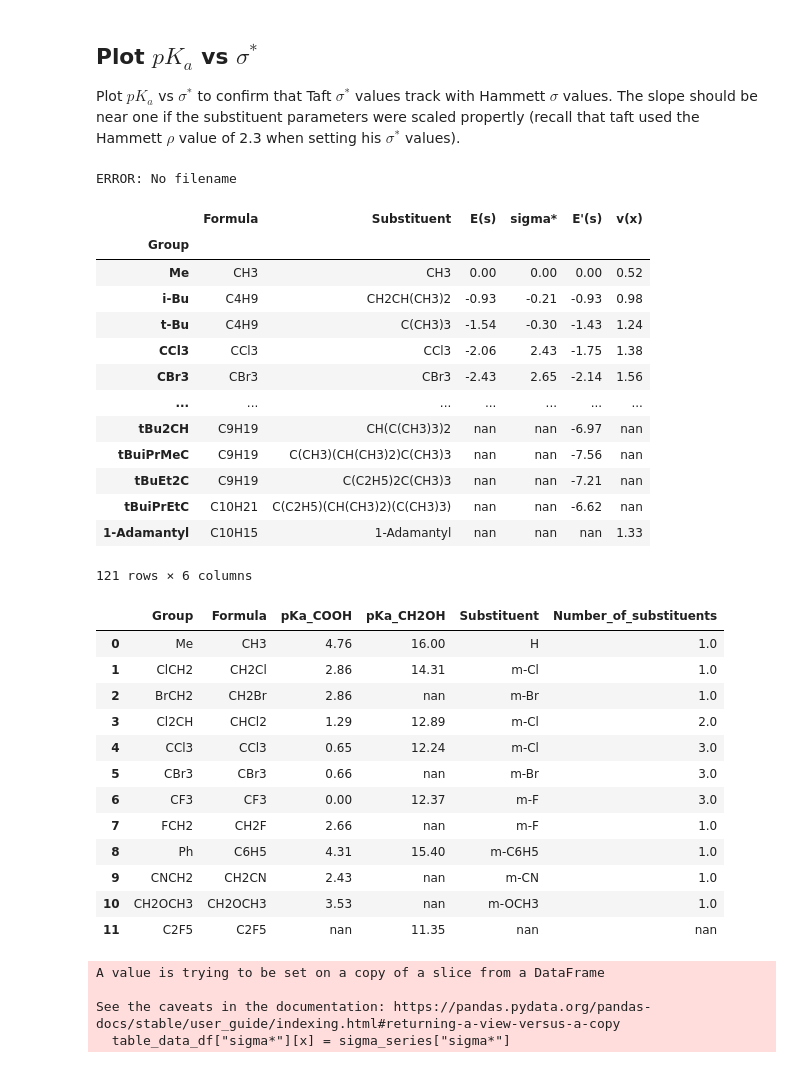
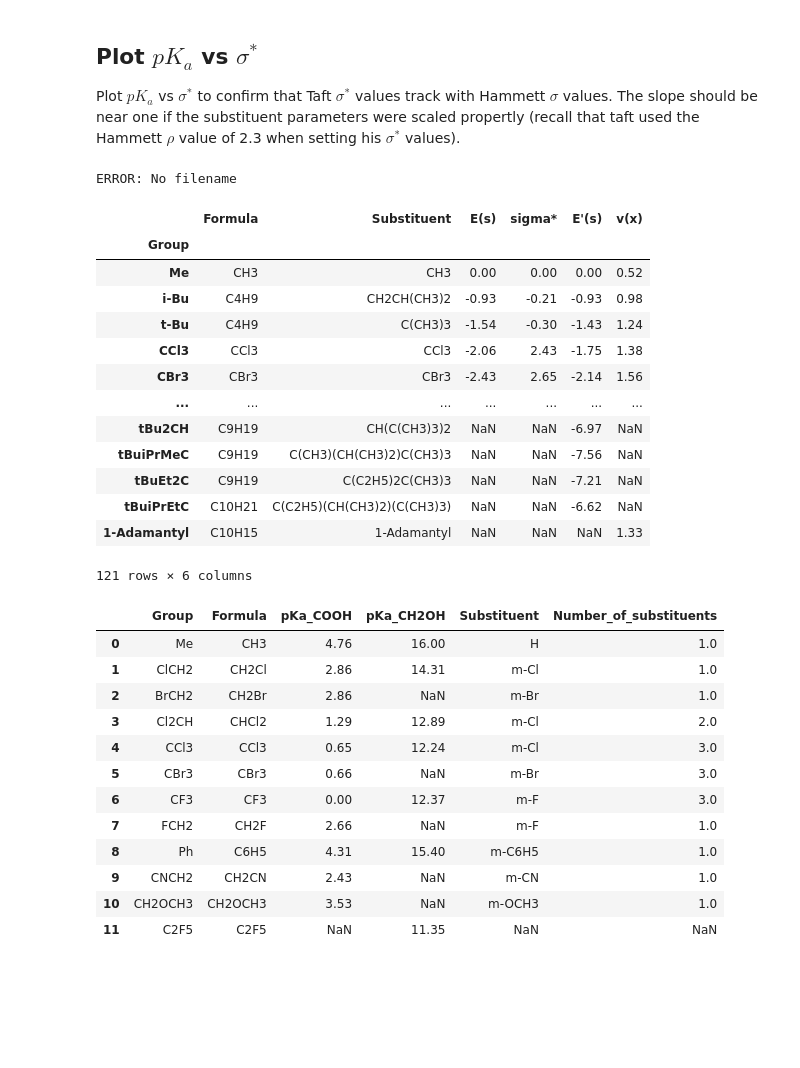
Before and after one commit to blinkletter/Chem4410Webbook, a Jupyter notebook: book/notebooks/M15_Handout_Comments/17-ClassExample-table4and5.ipynb, the cells around one changed output. Saved outputs shown, nothing was run; the diff lists cells and outputs as text; code cells hidden in the pictures; blank space fills up the shorter version.

```diff
--- a/book/notebooks/M15_Handout_Comments/17-ClassExample-table4and5.ipynb
+++ b/book/notebooks/M15_Handout_Comments/17-ClassExample-table4and5.ipynb
@@ -176,9 +176,11 @@ for x in table_data_df.index:
     substituent_name = table_data_df["Substituent"][x]   # Get the name of the substituent in row x
 #    print(substituent_name)
     sigma_series = data_set.loc[substituent_name]    # get the set of sigma values from the Hammett data
-    table_data_df["sigma"][x] = sigma_series["sigma"]    # insert the Hammett parameters
-    table_data_df["s_plus"][x] = sigma_series["s_plus"]
-    table_data_df["s_minus"][x] = sigma_series["s_minus"]
+
+    table_data_df.loc[x, "s_minus"] = sigma_series["s_minus"]  # insert the Hammett parameters
+    table_data_df.loc[x, "s_plus"] = sigma_series["s_plus"]
+    table_data_df.loc[x, "sigma"] = sigma_series["sigma"]
+
 
 #########################################################################
 ### Perform calculations on columns and add new columns with results  ###
@@ -481,7 +471,7 @@ display(data_set_star)
 
 data_file = "data/17-Table_4.csv"
 
-table_data_df = pd.read_csv(github_location + data_file,
+table_data_df = pd.read_csv(data_file,
                  delimiter = ",",
                  skipinitialspace=True,
 #                 index_col="Substituent",    # Cant use Substituent as index - duplicate entries in data series
@@ -512,60 +502,59 @@ table_data_df.dropna(subset = "Substituent", inplace = True)  # One of the subst
 #table_data_df["s_plus"] = np.nan
 #table_data_df["s_minus"] = np.nan
 table_data_df["sigma*"] = np.nan
 
 for x in table_data_df.index:
     substituent_name = table_data_df["Group"][x]   # Get the name of the substituent in row x
 #    print(substituent_name)
     sigma_series = data_set_star.loc[substituent_name]    # get the set of sigma values from the Hammett data
-#    table_data_df["sigmastar"][x] = sigma_series["sigma"]    # insert the Hammett parameters
-#    table_data_df["s_plus"][x] = sigma_series["s_plus"]
-#    table_data_df["s_minus"][x] = sigma_series["s_minus"]
-    table_data_df["sigma*"][x] = sigma_series["sigma*"]
+#    table_data_df.loc[x, "s_minus"] = sigma_series["s_minus"]  # insert the Hammett parameters
+#    table_data_df.loc[x, "s_plus"] = sigma_series["s_plus"]
+#    table_data_df.loc[x, "sigma"] = sigma_series["sigma"]
+    table_data_df.loc[x, "sigma*"] = sigma_series["sigma*"]
+
+
+
 
 #########################################################################
 ### Perform calculations on columns and add new columns with results  ###
 #########################################################################
 
  ### Multiply sigmas for multiple substituents.
 
 #table_data_df["sigma*"] = table_data_df["sigma*"]*table_data_df["Number_of_substituents"]
 #table_data_df
 
 
 display(table_data_df)
 # %% [output]
 ERROR: No filename
 |  | Formula | Substituent | E(s) | sigma* | E'(s) | v(x) |
 | Group |  |  |  |  |  |  |
 | Me | CH3 | CH3 | 0.00 | 0.00 | 0.00 | 0.52 |
 | i-Bu | C4H9 | CH2CH(CH3)2 | -0.93 | -0.21 | -0.93 | 0.98 |
 | t-Bu | C4H9 | C(CH3)3 | -1.54 | -0.30 | -1.43 | 1.24 |
 | CCl3 | CCl3 | CCl3 | -2.06 | 2.43 | -1.75 | 1.38 |
 | CBr3 | CBr3 | CBr3 | -2.43 | 2.65 | -2.14 | 1.56 |
 | ... | ... | ... | ... | ... | ... | ... |
-| tBu2CH | C9H19 | CH(C(CH3)3)2 | nan | nan | -6.97 | nan |
-| tBuiPrMeC | C9H19 | C(CH3)(CH(CH3)2)C(CH3)3 | nan | nan | -7.56 | nan |
-| tBuEt2C | C9H19 | C(C2H5)2C(CH3)3 | nan | nan | -7.21 | nan |
-| tBuiPrEtC | C10H21 | C(C2H5)(CH(CH3)2)(C(CH3)3) | nan | nan | -6.62 | nan |
-| 1-Adamantyl | C10H15 | 1-Adamantyl | nan | nan | nan | 1.33 |
+| tBu2CH | C9H19 | CH(C(CH3)3)2 | NaN | NaN | -6.97 | NaN |
+| tBuiPrMeC | C9H19 | C(CH3)(CH(CH3)2)C(CH3)3 | NaN | NaN | -7.56 | NaN |
+| tBuEt2C | C9H19 | C(C2H5)2C(CH3)3 | NaN | NaN | -7.21 | NaN |
+| tBuiPrEtC | C10H21 | C(C2H5)(CH(CH3)2)(C(CH3)3) | NaN | NaN | -6.62 | NaN |
+| 1-Adamantyl | C10H15 | 1-Adamantyl | NaN | NaN | NaN | 1.33 |
 121 rows × 6 columns
 |  | Group | Formula | pKa_COOH | pKa_CH2OH | Substituent | Number_of_substituents |
 | 0 | Me | CH3 | 4.76 | 16.00 | H | 1.0 |
 | 1 | ClCH2 | CH2Cl | 2.86 | 14.31 | m-Cl | 1.0 |
-| 2 | BrCH2 | CH2Br | 2.86 | nan | m-Br | 1.0 |
+| 2 | BrCH2 | CH2Br | 2.86 | NaN | m-Br | 1.0 |
 | 3 | Cl2CH | CHCl2 | 1.29 | 12.89 | m-Cl | 2.0 |
 | 4 | CCl3 | CCl3 | 0.65 | 12.24 | m-Cl | 3.0 |
-| 5 | CBr3 | CBr3 | 0.66 | nan | m-Br | 3.0 |
+| 5 | CBr3 | CBr3 | 0.66 | NaN | m-Br | 3.0 |
 | 6 | CF3 | CF3 | 0.00 | 12.37 | m-F | 3.0 |
-| 7 | FCH2 | CH2F | 2.66 | nan | m-F | 1.0 |
+| 7 | FCH2 | CH2F | 2.66 | NaN | m-F | 1.0 |
 | 8 | Ph | C6H5 | 4.31 | 15.40 | m-C6H5 | 1.0 |
-| 9 | CNCH2 | CH2CN | 2.43 | nan | m-CN | 1.0 |
-| 10 | CH2OCH3 | CH2OCH3 | 3.53 | nan | m-OCH3 | 1.0 |
-| 11 | C2F5 | C2F5 | nan | 11.35 | nan | nan |
+| 9 | CNCH2 | CH2CN | 2.43 | NaN | m-CN | 1.0 |
+| 10 | CH2OCH3 | CH2OCH3 | 3.53 | NaN | m-OCH3 | 1.0 |
+| 11 | C2F5 | C2F5 | NaN | 11.35 | NaN | NaN |
-A value is trying to be set on a copy of a slice from a DataFrame
-
-See the caveats in the documentation: https://pandas.pydata.org/pandas-docs/stable/user_guide/indexing.html#returning-a-view-versus-a-copy
-  table_data_df["sigma*"][x] = sigma_series["sigma*"]
 |  | Group | Formula | pKa_COOH | pKa_CH2OH | Substituent | Number_of_substituents | sigma* |
 | 0 | Me | CH3 | 4.76 | 16.00 | H | 1.0 | 0.00 |
 | 1 | ClCH2 | CH2Cl | 2.86 | 14.31 | m-Cl | 1.0 | 1.05 |
```
Also changed, not shown: parts of 7 cells of this notebook, 9 other files.
